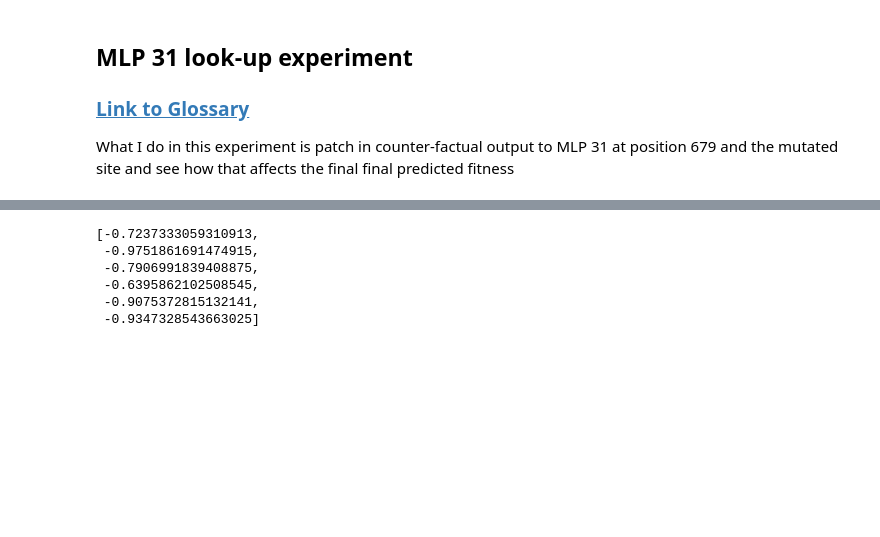
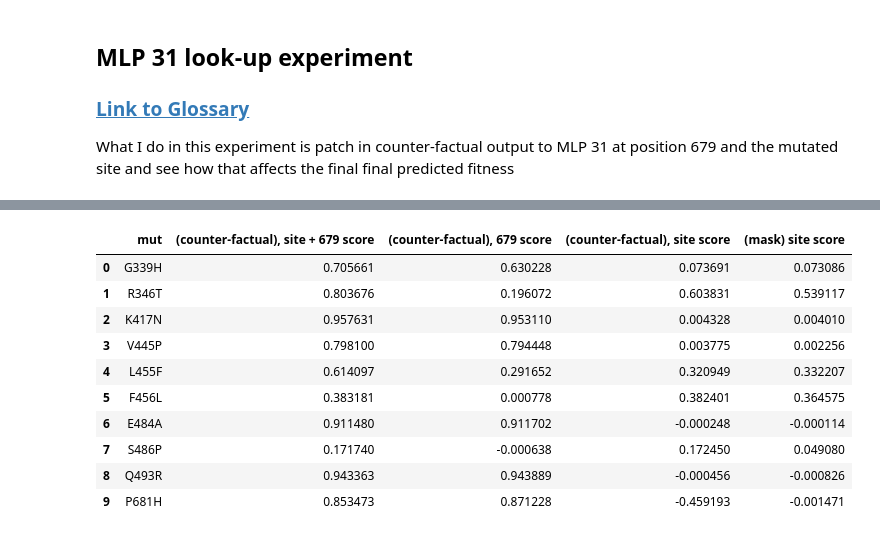
Before and after one commit to blab/mutational-embedding-vectors, a Jupyter notebook: notebooks/ex31_replicate_experiments.ipynb, the cells around one changed output, grey strips where cells are left out. Drawn from its saved outputs; the diff is of its cells as text; code cells hidden in the pictures; blank space fills up the shorter version.

Commit message:
MLP 31 ablation

```diff
--- a/notebooks/ex31_replicate_experiments.ipynb
+++ b/notebooks/ex31_replicate_experiments.ipynb
@@ -896,8 +894,7 @@ def counter_factual_MLP31(
     get_logit_hooked,
     patching_metric,
     orig_dataset,
-    new_cache,
-    mask_cache,
+    counterfactual_dataset,
     ablate_idx,
     n_batch=80,
     logit_id=logit_id
@@ -908,16 +905,16 @@ def counter_factual_MLP31(
     for batch_idx in tqdm(range(0,orig_dataset.shape[0],n_batch)):
         model.reset_hooks()
         batch_seq = orig_dataset[batch_idx:batch_idx+n_batch]
+        counterfactual_seq = counterfactual_dataset[batch_idx:batch_idx+n_batch]
+        _, counter_factual_cache = model.run_with_cache(counterfactual_seq, names_filter=cache_key)
 
         # counter_factual_679_seq = new_cache[cache_key][:,679,:]
-        counter_factual_679_seq = new_cache[cache_key]
-        mask_ablate_679_seq = mask_cache[cache_key]
+        counter_factual_idx_seq = counter_factual_cache[cache_key]
         model.add_hook(
             cache_key,
             functools.partial(
-                patch_MLP_at_679_hook,
-                new_679_pos=counter_factual_679_seq,
-                mask_679_pos=mask_ablate_679_seq,
+                patch_MLP_at_idx_hook,
+                new_idx_pos=counter_factual_idx_seq,
                 idx=ablate_idx
             ),
             dir="fwd"
@@ -926,7 +923,26 @@ def counter_factual_MLP31(
         ablated_seq = get_logit_hooked(model(batch_seq), logit_id)
         batch_score = patching_metric(ablated_seq)
         total_score += batch_score * batch_seq.shape[0]
+        del _
+        del counter_factual_cache
         torch.cuda.empty_cache()
     model.reset_hooks()
     return total_score / orig_dataset.shape[0]
+# %%
+def get_mean_batched(
+    model,
+    get_logit_hooked,
+    toks,
+    logit_id,
+    n_batch=80
+):
+    """
+    batched way to get predicted fitness mean of dataset to avoid CUDA OOM errors
+    """
+    return_val = 0
+    for batch_idx in range(0, toks.shape[0], n_batch):
+        batch_seq = toks[batch_idx:batch_idx+n_batch]
+        return_val += get_logit_hooked(model(batch_seq), logit_id).sum().item()
+        torch.cuda.empty_cache()
+    return return_val / toks.shape[0]
 # %%
@@ -988,9 +1049,21 @@ hooked_esm_covfit.reset_hooks()
 # %%
-MLP31_patch_result
+MLP31_lookup_ablation_dict = pd.DataFrame({
+    "mut": list(wt_mut_seq_pairs.keys()),
+    "(counter-factual), site + 679 score": MLP31_patch_result_plus679,
+    "(counter-factual), 679 score": MLP31_patch_result_679_only,
+    "(counter-factual), site score": MLP31_patch_result_site_only,
+    "(mask) site score": MLP31_mask_result_site_only})
+MLP31_lookup_ablation_dict.to_csv("../figures/MLP31_lookup_results.csv")
+MLP31_lookup_ablation_dict
 # %% [output]
-[-0.7237333059310913,
- -0.9751861691474915,
- -0.7906991839408875,
- -0.6395862102508545,
- -0.9075372815132141,
- -0.9347328543663025]
+|  | mut | (counter-factual), site + 679 score | (counter-factual), 679 score | (counter-factual), site score | (mask) site score |
+| 0 | G339H | 0.705661 | 0.630228 | 0.073691 | 0.073086 |
+| 1 | R346T | 0.803676 | 0.196072 | 0.603831 | 0.539117 |
+| 2 | K417N | 0.957631 | 0.953110 | 0.004328 | 0.004010 |
+| 3 | V445P | 0.798100 | 0.794448 | 0.003775 | 0.002256 |
+| 4 | L455F | 0.614097 | 0.291652 | 0.320949 | 0.332207 |
+| 5 | F456L | 0.383181 | 0.000778 | 0.382401 | 0.364575 |
+| 6 | E484A | 0.911480 | 0.911702 | -0.000248 | -0.000114 |
+| 7 | S486P | 0.171740 | -0.000638 | 0.172450 | 0.049080 |
+| 8 | Q493R | 0.943363 | 0.943889 | -0.000456 | -0.000826 |
+| 9 | P681H | 0.853473 | 0.871228 | -0.459193 | -0.001471 |
```
Also changed, not shown: parts of 4 cells of this notebook, 2 other files.
